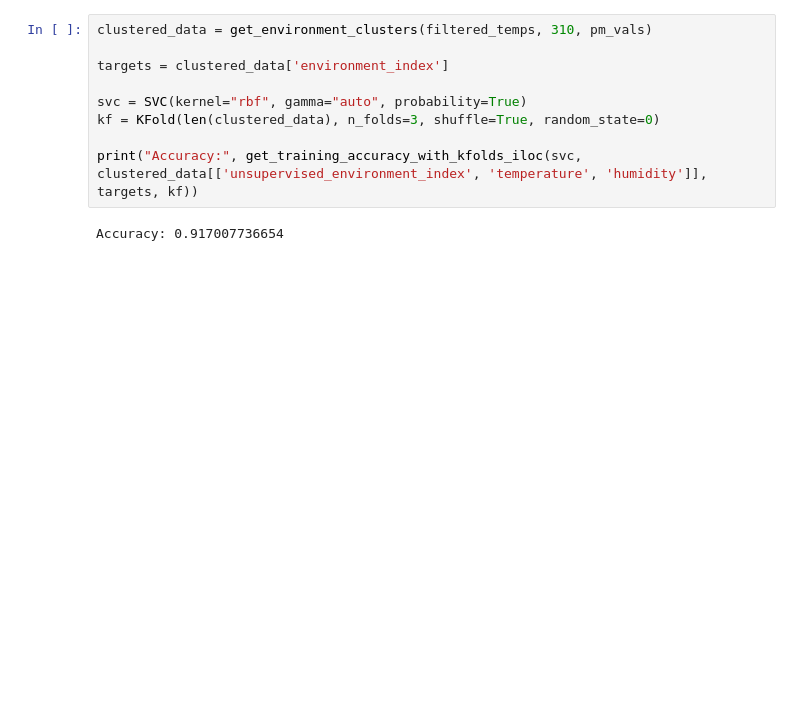
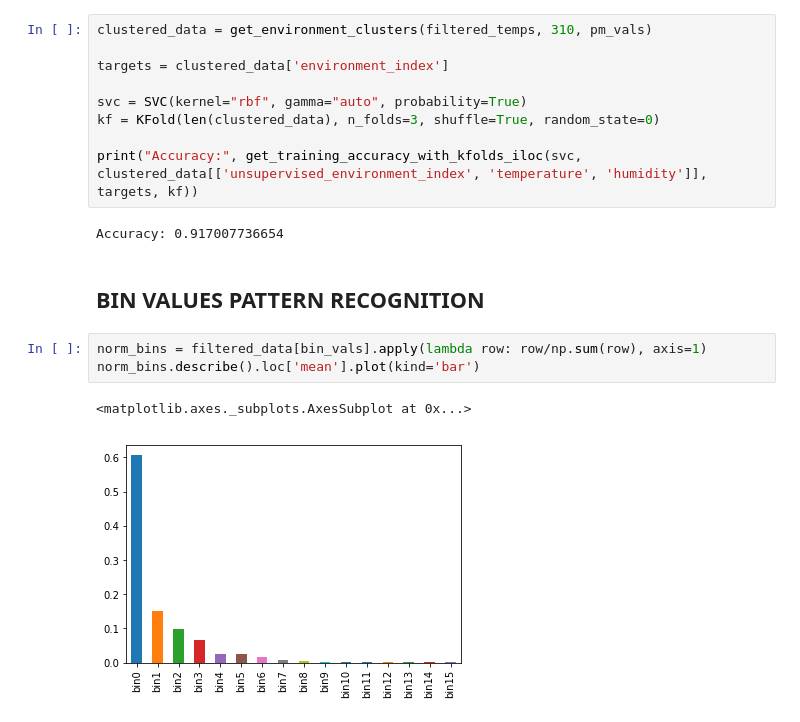
Before and after one commit to MihaiVisu/HonoursProject, a Jupyter notebook: notebooks/london_data_analysis.ipynb, the cells around one changed output. Drawn from its saved outputs; the diff is of its cells as text; blank space fills up the shorter version.

Commit message:
add relative peercentage pattern recognition

```diff
--- a/notebooks/london_data_analysis.ipynb
+++ b/notebooks/london_data_analysis.ipynb
@@ -457,3 +460,11 @@ kf = KFold(len(clustered_data), n_folds=3, shuffle=True, random_state=0)
 print("Accuracy:", get_training_accuracy_with_kfolds_iloc(svc, clustered_data[['unsupervised_environment_index', 'temperature', 'humidity']], targets, kf))
 # %% [output]
 Accuracy: 0.917007736654
+# %% [markdown]
+## BIN VALUES PATTERN RECOGNITION
+# %%
+norm_bins = filtered_data[bin_vals].apply(lambda row: row/np.sum(row), axis=1)
+norm_bins.describe().loc['mean'].plot(kind='bar')
+# %% [output]
+<matplotlib.axes._subplots.AxesSubplot at 0x...>
+[figure, added]
```
Also changed, not shown: parts of 4 cells of this notebook, 1 other file.
